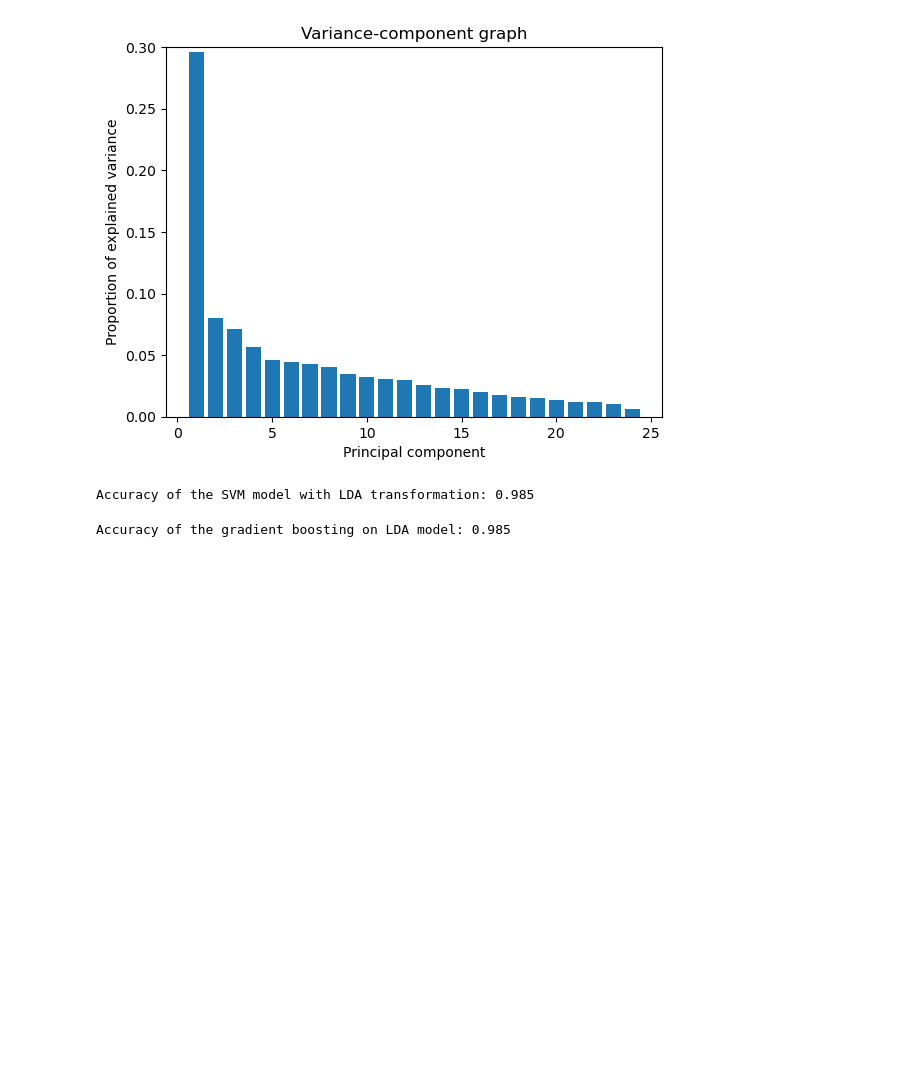
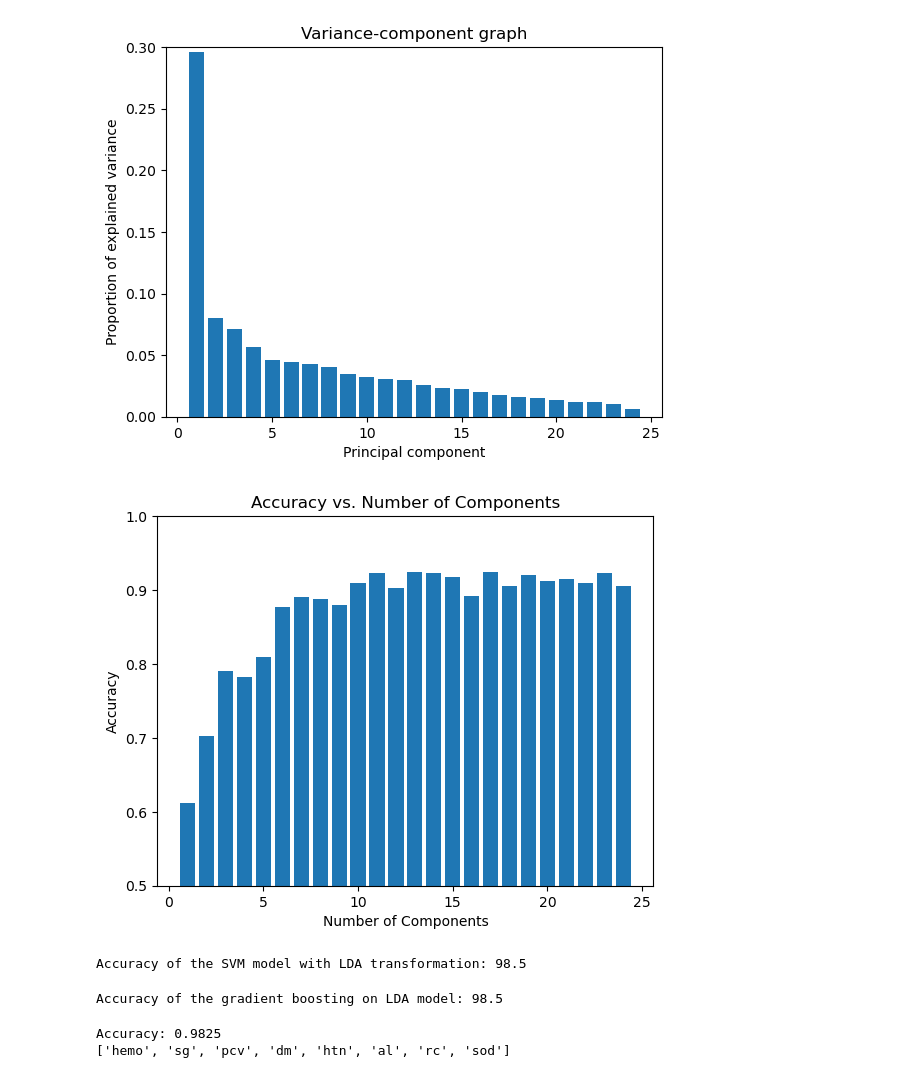
Before and after one commit to praveen3225/ML_PROJECT_CKD-Prediction, a Jupyter notebook: MINI PROJECT/miniproject.ipynb, the cells around one changed output. Drawn from its saved outputs; the diff is of its cells as text; code cells hidden in the pictures; blank space fills up the shorter version.

```diff
--- a/MINI PROJECT/miniproject.ipynb
+++ b/MINI PROJECT/miniproject.ipynb
@@ -203,6 +203,8 @@ X = dataset.drop('class', axis=1)
 y = dataset['class']
 # %%
 #DECISION TREE
+# %%
+X_train, X_test, y_train, y_test = train_test_split(X, y, test_size=0.2, random_state=42)
 # %%
 dt = DecisionTreeClassifier(random_state=42)
 kf = KFold(n_splits=10, shuffle=True, random_state=42)
@@ -715,83 +629,71 @@ plt.show()
 [figure]
 # %%
 from sklearn.decomposition import PCA
-from sklearn.preprocessing import StandardScaler
 from sklearn.linear_model import LogisticRegression
 from sklearn.model_selection import KFold
 from sklearn.metrics import accuracy_score
 import matplotlib.pyplot as plt
 
-scaler = StandardScaler()
 clf = LogisticRegression(random_state=0)
 kf = KFold(n_splits=10, shuffle=True, random_state=42)
 
 scores=[]
 num_components = []
 
 for i in range(1, 25):
     pca = PCA(n_components=i)
     fold_scores = []
     for train_index, test_index in kf.split(X):
         X_train, X_test = X.iloc[train_index], X.iloc[test_index]
         y_train, y_test = y.iloc[train_index], y.iloc[test_index]
 
-        # Scale the input data using StandardScaler
-        X_train_scaled = scaler.fit_transform(X_train)
-        X_test_scaled = scaler.transform(X_test)
+        X_train_pca = pca.fit_transform(X_train)
+        X_test_pca = pca.transform(X_test)
 
-        # Apply PCA on the scaled data
-        X_train_pca = pca.fit_transform(X_train_scaled)
-        X_test_pca = pca.transform(X_test_scaled)
-
-        # Fit the logistic regression model
         clf.fit(X_train_pca, y_train)
 
-        # Predict on test data
         y_pred_fold = clf.predict(X_test_pca)
 
-        # Calculate accuracy score for the fold
         fold_scores.append(accuracy_score(y_test, y_pred_fold))
 
-    # Calculate average accuracy score across folds for current number of components
     avg_score = sum(fold_scores) / len(fold_scores)
 
-    # Append number of components and average accuracy score to lists
     num_components.append(i)
     scores.append(avg_score)
+
 
 # Create bar graph
 plt.bar(num_components, scores)
 plt.title('Accuracy vs. Number of Components')
 plt.xlabel('Number of Components')
 plt.ylabel('Accuracy')
-plt.ylim(0.9, 1)
+plt.ylim(0.5, 1)
 plt.show()
+# %% [output]
+[figure, added]
 # %%
 from sklearn.discriminant_analysis import LinearDiscriminantAnalysis
 lda = LinearDiscriminantAnalysis()
 
-# Define the SVM model
 svm = SVC(kernel='linear')
 
-# Apply LDA on the dataset and fit the SVM model on transformed data
 X_transformed = lda.fit_transform(X, y)
 svm.fit(X_transformed, y)
 
-# Evaluate the model using 10-fold cross validation
 scores = cross_val_score(svm, X_transformed, y, cv=10)
-print("Accuracy of the SVM model with LDA transformation:", np.mean(scores))
+print("Accuracy of the SVM model with LDA transformation:", np.mean(scores)*100)
 # %% [output]
-Accuracy of the SVM model with LDA transformation: 0.985
+Accuracy of the SVM model with LDA transformation: 98.5
 # %%
 #LDA + GRADIENT BOOSTING
 from sklearn.discriminant_analysis import LinearDiscriminantAnalysis
 from sklearn.ensemble import GradientBoostingClassifier
-gb_model = GradientBoostingClassifier(n_estimators=100, learning_rate=0.1, random_state=13)
-# Use cross-validation to evaluate the accuracy of the combined model
+gb_model = GradientBoostingClassifier(n_estimators=100, learning_rate=0.1, random_state=42)
+
 scores = cross_val_score(gb_model, X_transformed, y, cv=10)
-print("Accuracy of the gradient boosting on LDA model:", np.mean(scores))
+print("Accuracy of the gradient boosting on LDA model:", np.mean(scores)*100)
 # %% [output]
-Accuracy of the gradient boosting on LDA model: 0.985
+Accuracy of the gradient boosting on LDA model: 98.5
 # %%
 #mrmr
 #-----------------------------------------------------------------------------------------------------------------------------
@@ -804,24 +706,23 @@ for train_index, test_index in kf.split(X):
     X_train, X_test = X.iloc[train_index], X.iloc[test_index]
     y_train, y_test = y[train_index], y[test_index]
 
-    # Use mrmr_classif to select 8 features on the training set
     selected_features = mrmr_classif(X_train, y_train, K=8)
 
-    # Select the 8 features from the training and test sets
-    X_train_mrmr = X_train.iloc[:, selected_features]
-    X_test_mrmr = X_test.iloc[:, selected_features]
+    X_train_mrmr = X_train.loc[:, selected_features]
+    X_test_mrmr = X_test.loc[:, selected_features]
 
-    # Train a random forest classifier on the reduced feature set
     model = RandomForestClassifier(n_estimators=100, random_state=42)
     model.fit(X_train_mrmr, y_train)
 
-    # Make predictions on the test set
     y_pred_fold = model.predict(X_test_mrmr)
 
-    # Add true and predicted labels to the arrays
     y_true.extend(y_test)
     y_pred.extend(y_pred_fold)
 
-# Calculate the accuracy of the predictions
+
 accuracy = accuracy_score(y_true, y_pred)
-print("Accuracy: {:.2f}".format(accuracy))
+print("Accuracy: {:.4f}".format(accuracy))
+print(selected_features)
+# %% [output]
+Accuracy: 0.9825
+['hemo', 'sg', 'pcv', 'dm', 'htn', 'al', 'rc', 'sod']
```
Also changed, not shown: parts of 9 cells of this notebook.
